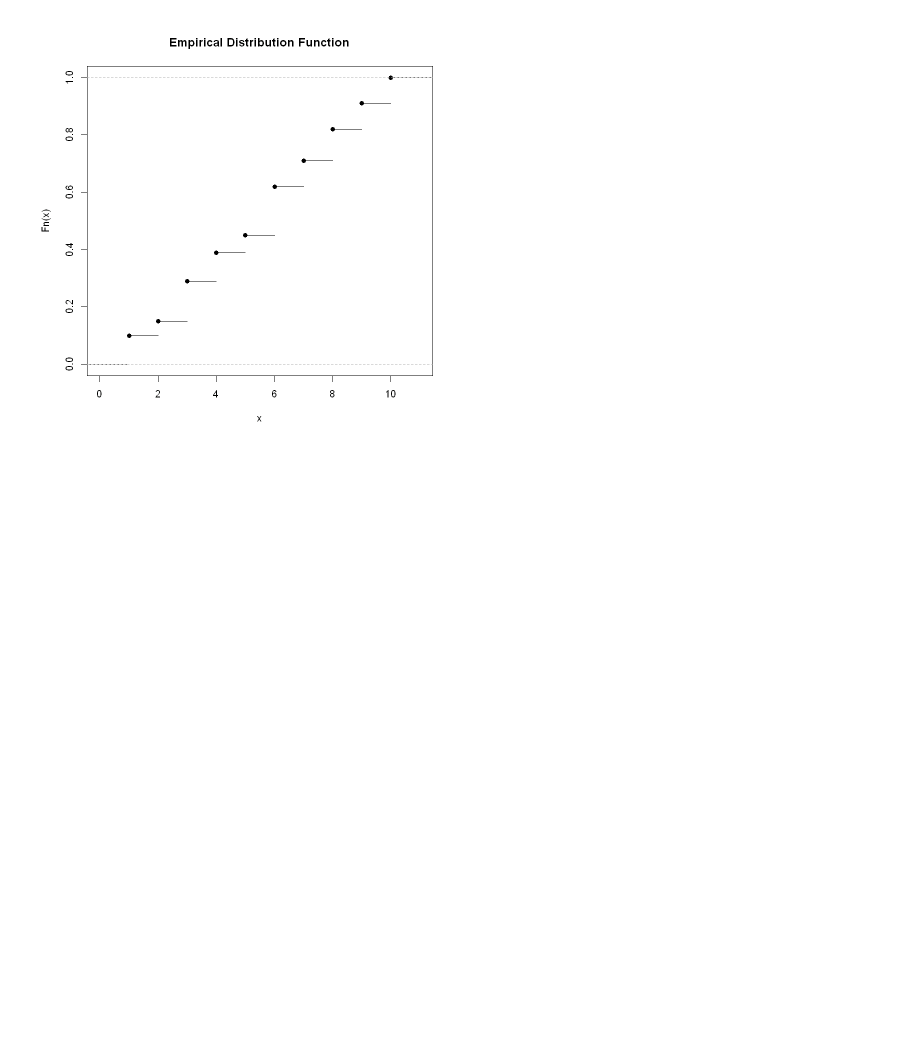
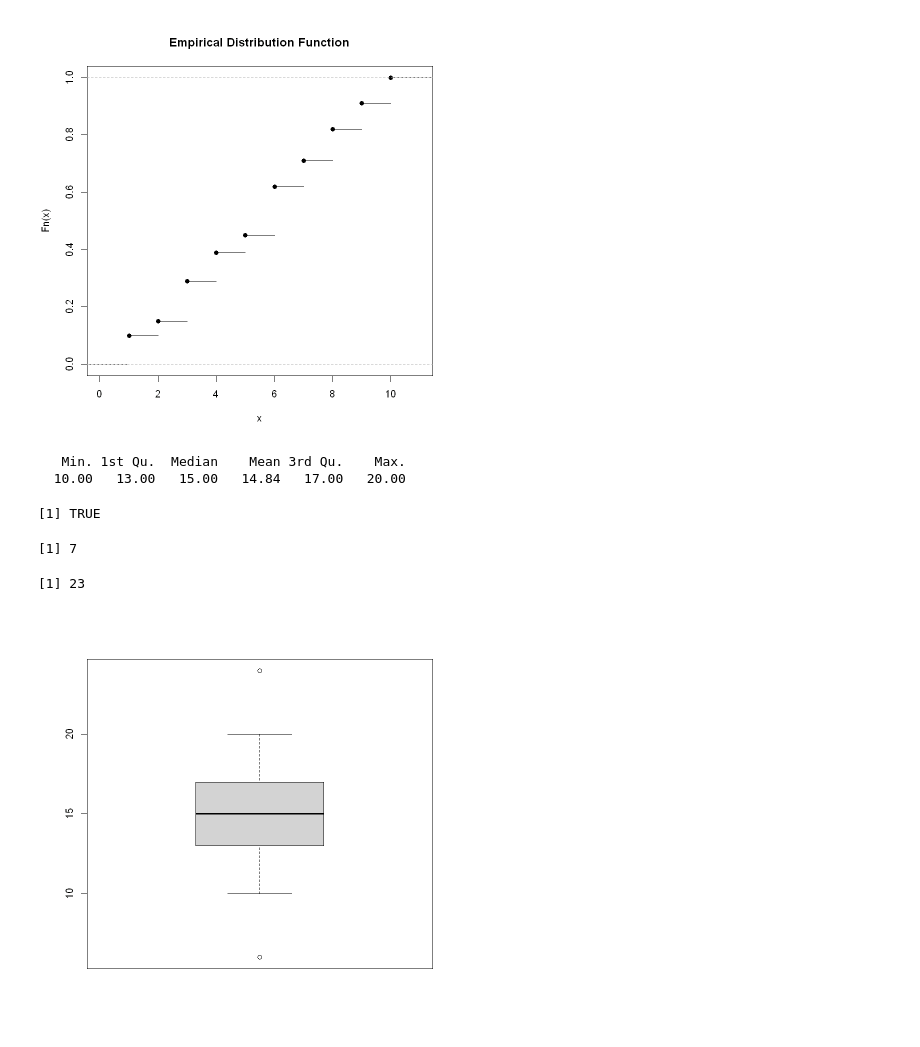
Before and after one commit to up202500848/madsad2025_public, a Jupyter notebook: EA/class_01/class_01_discrete_variables.ipynb, the cells around one changed output. Saved outputs shown, nothing was run; the diff lists cells and outputs as text; code cells hidden in the pictures; blank space fills up the shorter version.

```diff
--- a/EA/class_01_discrete_variables.ipynb
+++ b/EA/class_01/class_01_discrete_variables.ipynb
@@ -90,3 +90,33 @@ x
 plot.ecdf(x, main = "Empirical Distribution Function")
 # %% [output]
 [figure]
+# %%
+# Fidling with outliers
+m <- 100
+y <- sample(10:20, m, replace = TRUE)
+
+s <- summary(y)
+s
+
+q1 <- as.numeric(s["1st Qu."])
+q3 <- as.numeric(s["3rd Qu."])
+
+iqr <- IQR(x)
+
+(iqr == q3 - q1)
+
+inf_moderate <-  q1 - 1.5 * iqr
+sup_moderate <-  q3 + 1.5 * iqr
+
+inf_moderate
+sup_moderate
+
+y <- c(inf_moderate - 1, y, sup_moderate + 1)
+boxplot(y)
+# %% [output]
+   Min. 1st Qu.  Median    Mean 3rd Qu.    Max.
+  10.00   13.00   15.00   14.84   17.00   20.00
+[1] TRUE
+[1] 7
+[1] 23
+[figure, added]
```
Also changed, not shown: parts of 2 cells of this notebook, 27 other files.
